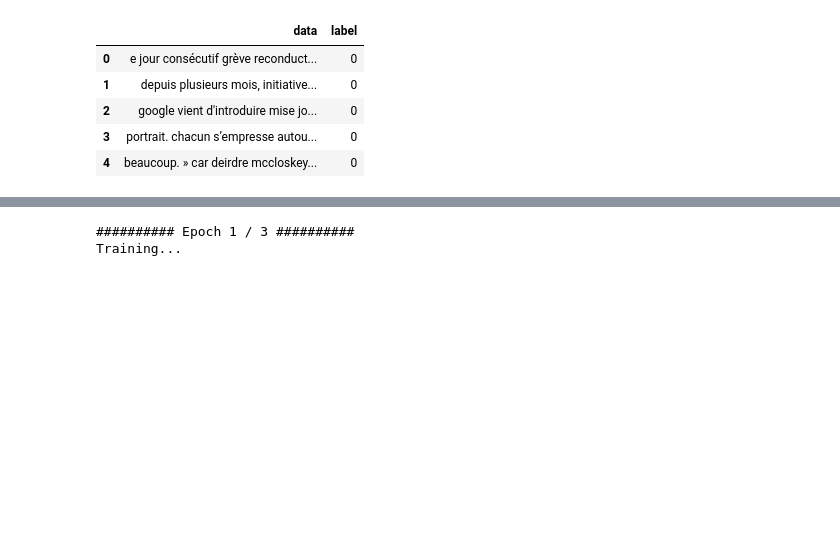
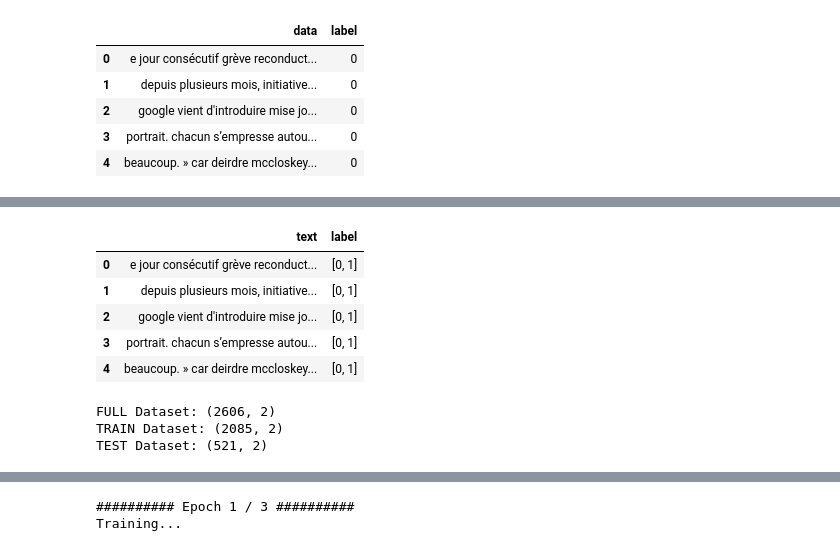
Before and after one commit to ValentinCord/HandsOnAI_2, a Jupyter notebook: NLP_Transformer.ipynb, the cells around one changed output, grey strips where cells are left out. Drawn from its saved outputs; the diff is of its cells as text; code cells hidden in the pictures; blank space fills up the shorter version.

```diff
--- a/NLP_Transformer.ipynb
+++ b/NLP_Transformer.ipynb
@@ -227,0 +240,25 @@ epochs = 3
+# %%
+df.head()
+# %% [output]
+|  | text | label |
+| 0 | e jour consécutif grève reconduct... | [0, 1] |
+| 1 | depuis plusieurs mois, initiative... | [0, 1] |
+| 2 | google vient d'introduire mise jo... | [0, 1] |
+| 3 | portrait. chacun s’empresse autou... | [0, 1] |
+| 4 | beaucoup. » car deirdre mccloskey... | [0, 1] |
+# %%
+train_size = 0.8
+train_dataset=df.sample(frac=train_size,random_state=200)
+test_dataset=df.drop(train_dataset.index).reset_index(drop=True)
+train_dataset = train_dataset.reset_index(drop=True)
+
+print("FULL Dataset: {}".format(new_df.shape))
+print("TRAIN Dataset: {}".format(train_dataset.shape))
+print("TEST Dataset: {}".format(test_dataset.shape))
+
+training_set = CustomDataset(train_dataset, tokenizer, MAX_LEN)
+testing_set = CustomDataset(test_dataset, tokenizer, MAX_LEN)
+# %% [output]
+FULL Dataset: (2606, 2)
+TRAIN Dataset: (2085, 2)
+TEST Dataset: (521, 2)
```
Also changed, not shown: parts of 19 cells of this notebook.
